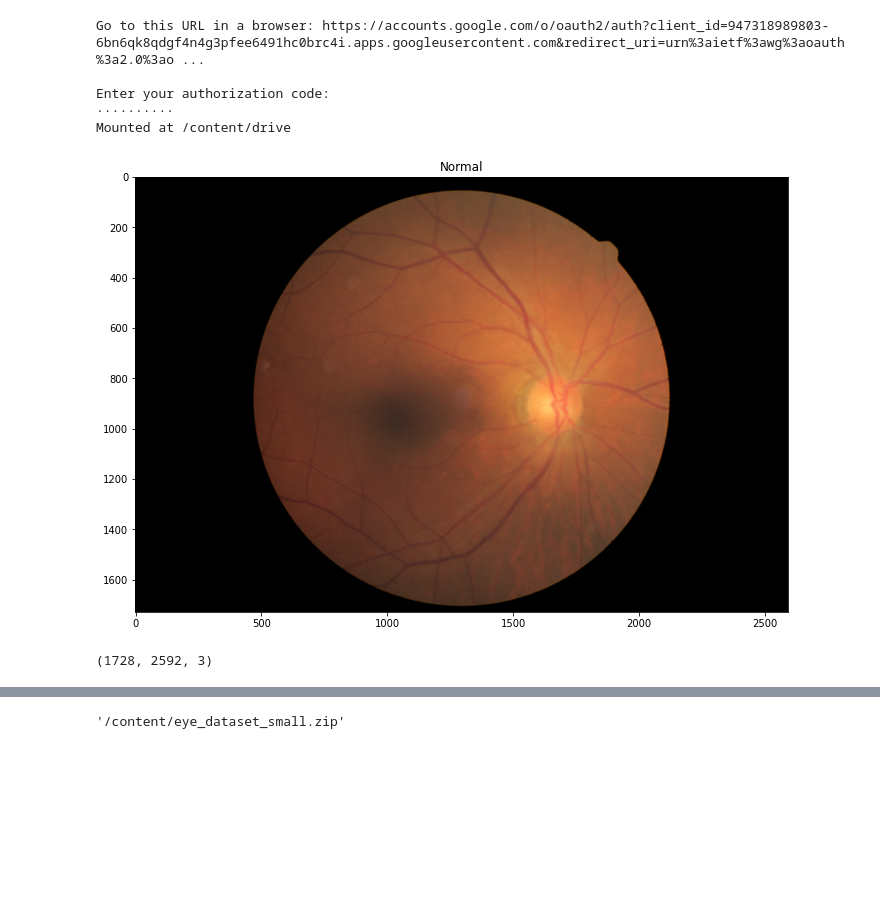
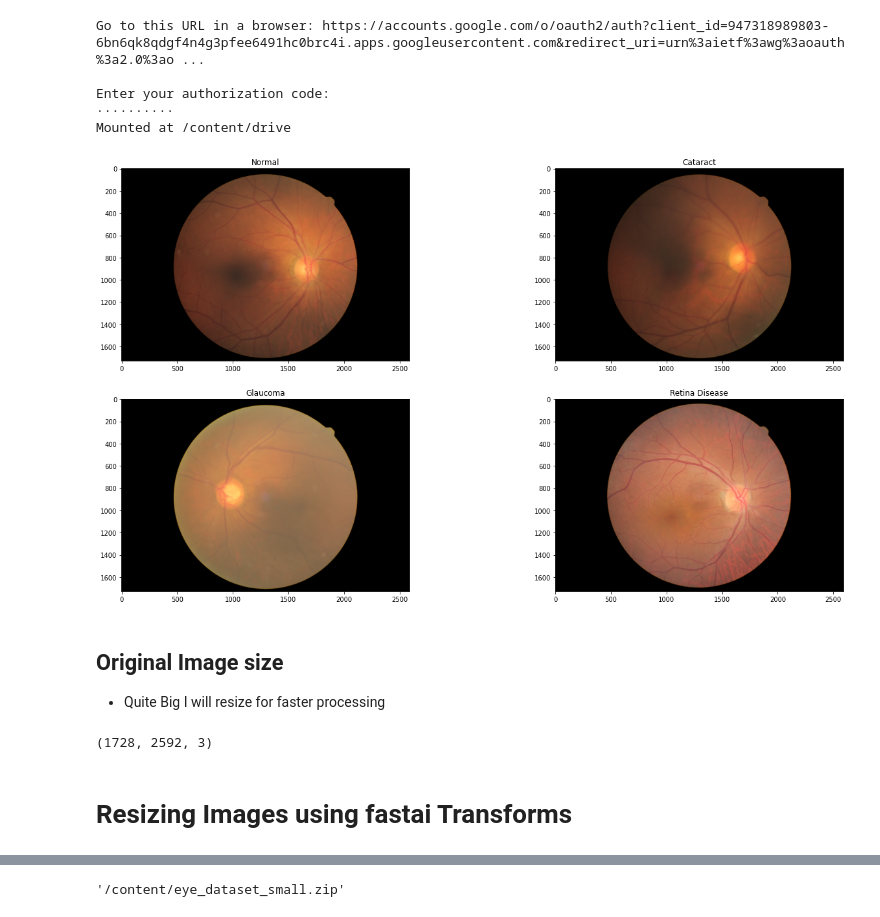
Before and after one commit to shadab4150/Eye-Disease-Detection, a Jupyter notebook: eye_disease_image_preparation.ipynb, the cells around one changed output, grey strips where cells are left out. Cells and saved outputs as stored; diff of their text form; code cells hidden in the pictures; blank space fills up the shorter version.

```diff
--- a/eye_disease_image_preparation.ipynb
+++ b/eye_disease_image_preparation.ipynb
@@ -20,12 +20,28 @@ eye_img = [ '/content/eye/1_normal/NL_289.png',
 '/content/eye/2_cataract/cataract_095.png',
 '/content/eye/2_glaucoma/Glaucoma_094.png',
 '/content/eye/3_retina_disease/Retina_084.png']
-# %%
-img = immg.imread(eye_img[0])
-plt.figure(1,figsize=(18,8))
-plt.imshow(img)
-plt.title('Normal')
-plt.show()
-# %% [output]
-[figure, removed]
+# %%
+plt.figure(1,figsize=(22,12))
+plt.subplot(221)
+img0 = immg.imread(eye_img[0])
+plt.imshow(img0)
+plt.title('Normal')
+plt.subplot(222)
+img1 = immg.imread(eye_img[1])
+plt.imshow(img1)
+plt.title('Cataract')
+plt.subplot(223)
+img2 = immg.imread(eye_img[2])
+plt.imshow(img2)
+plt.title('Glaucoma')
+plt.subplot(224)
+img3 = immg.imread(eye_img[3])
+plt.imshow(img3)
+plt.title('Retina Disease')
+plt.show()
+# %% [output]
+[figure, added]
+# %% [markdown]
+## Original Image size
+* Quite Big I will resize for faster processing
 # %%
@@ -33,5 +49,7 @@ img.shape
 # %% [output]
 (1728, 2592, 3)
+# %% [markdown]
+# Resizing Images using fastai Transforms
 # %%
 path = Path('/content/eye/')
 # %%
```
Also changed, not shown: parts of 6 cells of this notebook.
